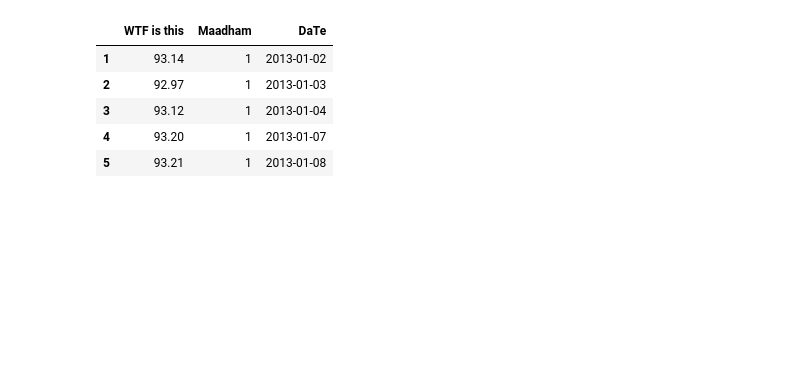
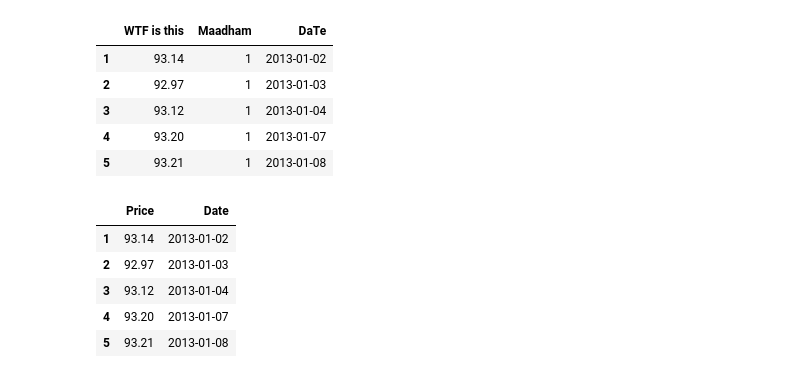
Before and after one commit to lingeshnafeax/DataScience, a Jupyter notebook: Numpy Pandas/Pandas Series.ipynb, the cells around one changed output. Cells and saved outputs as stored; diff of their text form; code cells hidden in the pictures; blank space fills up the shorter version.

```diff
--- a/Numpy Pandas/Pandas Series.ipynb
+++ b/Numpy Pandas/Pandas Series.ipynb
@@ -952,0 +962,10 @@ oil.reindex(labels=["WTF is this","Maadham","DaTe"],axis=1)
+# %%
+oil=oil.rename(columns={"WTF is this":"Price","DaTe":"Date"})
+oil.head()
+# %% [output]
+|  | Price | Date |
+| 1 | 93.14 | 2013-01-02 |
+| 2 | 92.97 | 2013-01-03 |
+| 3 | 93.12 | 2013-01-04 |
+| 4 | 93.20 | 2013-01-07 |
+| 5 | 93.21 | 2013-01-08 |
```
Also changed, not shown: parts of 8 cells of this notebook.
